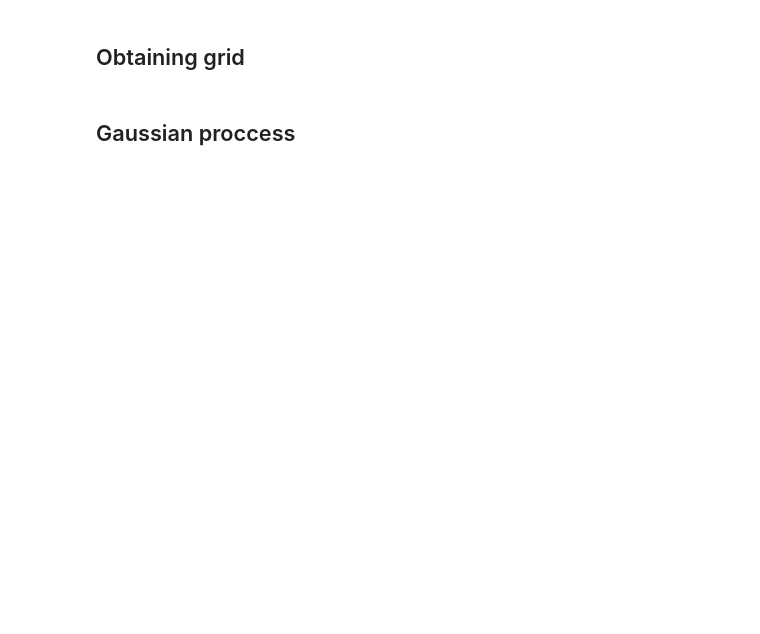
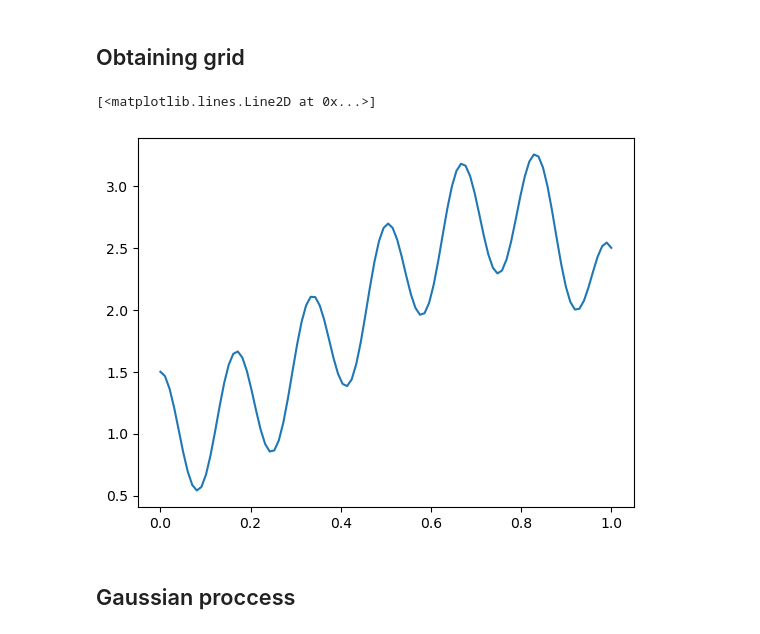
Before and after one commit to MagnusS0/PML_2024, a Jupyter notebook: B1_B2.ipynb, the cells around one changed output. Saved outputs shown, nothing was run; the diff lists cells and outputs as text; code cells hidden in the pictures; blank space fills up the shorter version.

```diff
--- a/B1_B2.ipynb
+++ b/B1_B2.ipynb
@@ -53,3 +53,6 @@ def generate_gp_data(l=30, train_size=20, test_size=10, noise_std=0.01, seed=Non
     return X_train, y_train, X_test, y_test
 # %%
 X, y, x_test, y_test = generate_gp_data()
+# %%
+    def g(x):
+        return -(torch.sin(6 * torch.pi * x)**2) + 6 * (x**2) - 5 * (x**4) + 1.5
@@ -55,0 +61,7 @@ X, y, x_test, y_test = generate_gp_data()
+# %%
+xx = torch.linspace(0,1, 100)
+# %%
+plt.plot(xx, g(xx))
+# %% [output]
+[<matplotlib.lines.Line2D at 0x...>]
+[figure, added]
```
Also changed, not shown: parts of 25 cells of this notebook.
